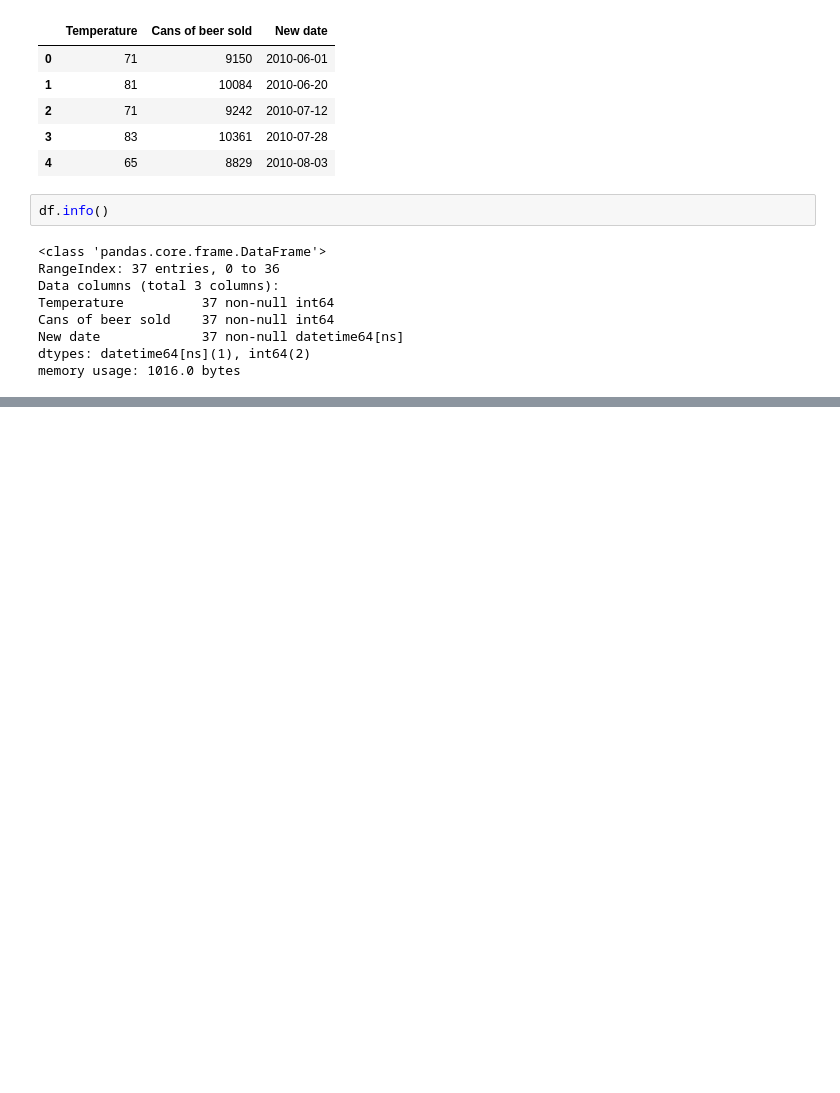
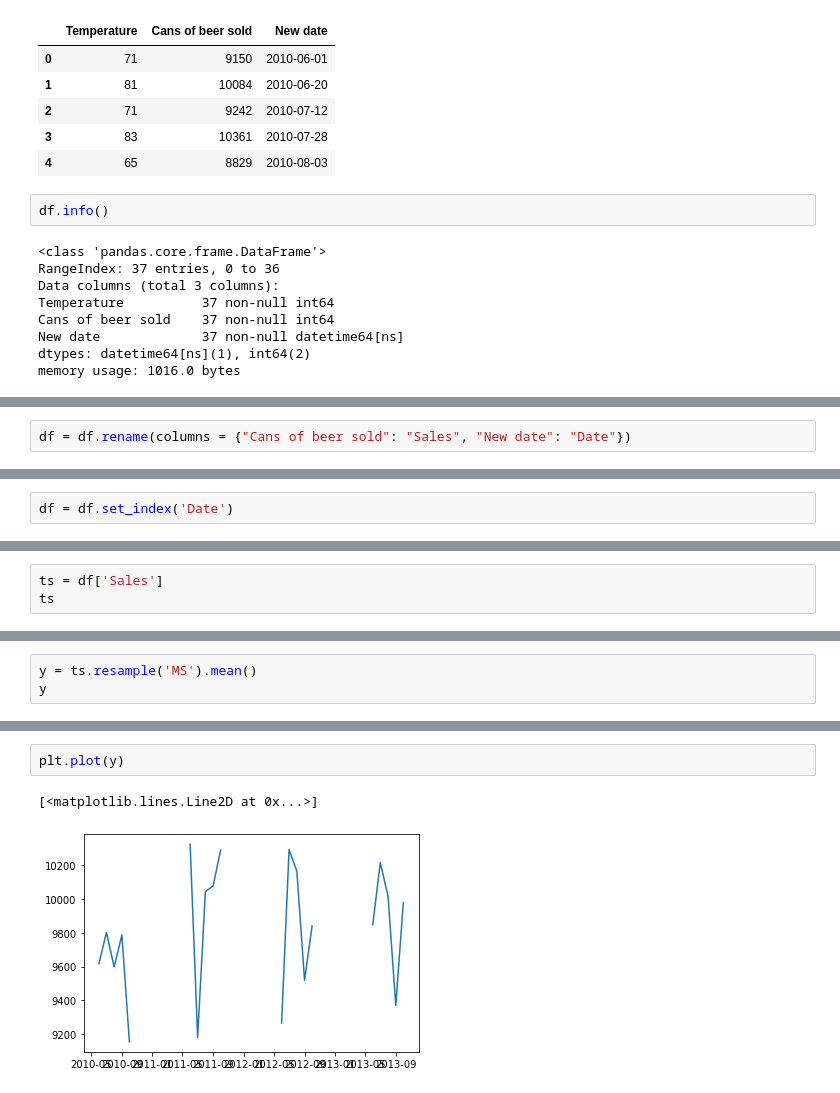
Before and after one commit to IshanaRaina/pandas-labs, a Jupyter notebook: teenage_pandas.ipynb, the cells around one changed output, grey strips where cells are left out. Drawn from its saved outputs; the diff is of its cells as text; blank space fills up the shorter version.

```diff
--- a/teenage_pandas.ipynb
+++ b/teenage_pandas.ipynb
@@ -262,0 +267,2 @@ memory usage: 1016.0 bytes
+# %%
+df = df.rename(columns = {"Cans of beer sold": "Sales", "New date": "Date"})
@@ -262,0 +289,2 @@ memory usage: 1016.0 bytes
+# %%
+df = df.set_index('Date')
@@ -262,0 +354,3 @@ memory usage: 1016.0 bytes
+# %%
+ts = df['Sales']
+ts
@@ -262,0 +375,3 @@ memory usage: 1016.0 bytes
+# %%
+y = ts.resample('MS').mean()
+y
@@ -262,0 +396,5 @@ memory usage: 1016.0 bytes
+# %%
+plt.plot(y)
+# %% [output]
+[<matplotlib.lines.Line2D at 0x...>]
+[figure, added]
```
Also changed, not shown: parts of 16 cells of this notebook.
